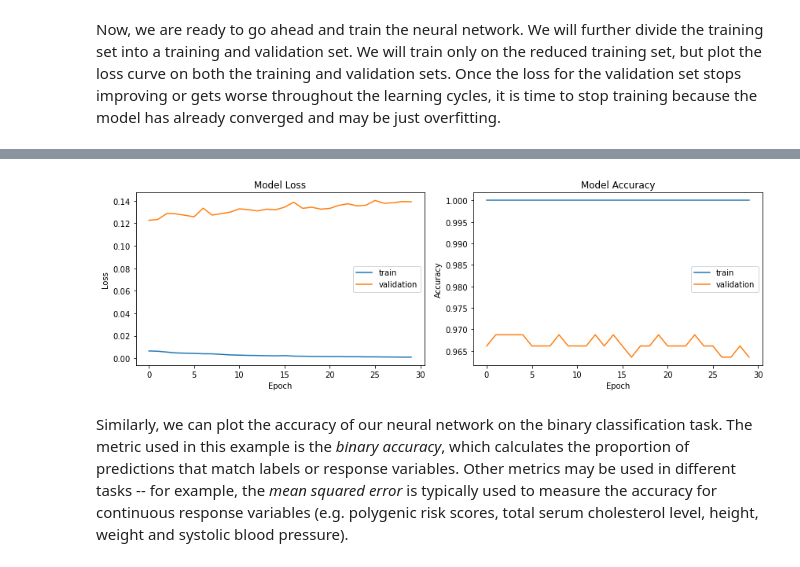
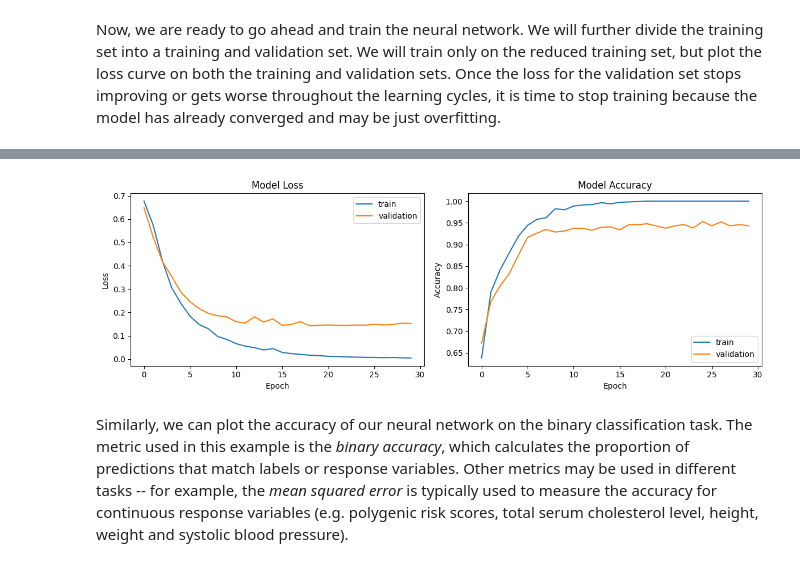
Before and after one commit to NEU-Silicon-Valley/CS7150-CA3, a Jupyter notebook: CA3.2_CNNforDNA.ipynb, the cells around one changed output, grey strips where cells are left out. Drawn from its saved outputs; the diff is of its cells as text; code cells hidden in the pictures.

Commit message:
updated BCE with CrossEntropy. Some minor changes for better clarity

```diff
--- a/CA3.2_CNNforDNA.ipynb
+++ b/CA3.2_CNNforDNA.ipynb
@@ -146,13 +146,3 @@ One hot encoding of Sequence #1:
 Similarly, we can go ahead and load the labels (_response variables_). In this case, the labels are structured as follows: a "1" indicates that a protein bound to the sequence, while a "0" indicates that the protein did not. While we could use the labels as a vector, it is often easier to similarly one-hot encode the labels, as we did the features. We carry out that here:
 # %% [markdown]
 **Q4. If we one-hot encode our DNA sequences, what will be the shape of our one-hot encoding? Remember, there are 4 possible bases at each position.** (1 pt)
-# %%
-one_hot_encoder = OneHotEncoder(categories='auto')
-labels = np.array(labels).reshape(-1, 1)
-input_labels = one_hot_encoder.fit_transform(labels).toarray()
-
-# Convert labels to PyTorch tensors
-labels_torch = torch.FloatTensor(input_labels)
-
-print('Labels:\n',labels.T)
-print('One-hot encoded labels:\n',input_labels.T)
@@ -164,0 +149,9 @@ One-hot encoded labels:
+# %%
+# Convert the original list of '0' and '1' strings to integers
+labels_int = [int(l) for l in labels]
+
+# Convert to a LongTensor of class indices (0, 1, 0, 1, ...)
+# This is the format required by nn.CrossEntropyLoss
+labels_torch = torch.LongTensor(labels_int)
+
+print('First 5 labels as indices:', labels_torch[:5])
@@ -234,7 +231,7 @@ class DNAConvNet(nn.Module):
         self.fc1 = nn.Linear(288, 16)
         self.fc2 = nn.Linear(16, 2)
         self.relu = nn.ReLU()
-        self.softmax = nn.Softmax(dim=1)
+        # self.softmax = nn.Softmax(dim=1) - not needed as we'll use CrossEntropyLoss
 
     def forward(self, x):
         # Convolutional layer followed by pooling
@@ -249,12 +246,15 @@ class DNAConvNet(nn.Module):
         x = self.fc2(x)
 
         # Note: We don't apply softmax here as nn.CrossEntropyLoss expects raw logits
-        return x
+        return x # Return raw logits
 
 # Initialize model, loss function, and optimizer
 device = torch.device('cuda' if torch.cuda.is_available() else 'cpu')
 model = DNAConvNet().to(device)
-criterion = nn.BCEWithLogitsLoss()  # For binary classification with logits
+
+# Use CrossEntropyLoss for multi-class (2-class) classification with one-hot labels
+# Note: PyTorch's CrossEntropyLoss can handle both class indices and one-hot encoded targets
+criterion = nn.CrossEntropyLoss()
 optimizer = optim.Adam(model.parameters())
 
 # Print model summary
@@ -288,10 +287,10 @@ val_accuracies = []
 
 def calculate_accuracy(outputs, labels):
     """Calculate binary accuracy for the batch"""
-    predictions = torch.softmax(outputs, dim=1)
-    predicted = predictions.argmax(dim=1)
-    true_labels = labels.argmax(dim=1)
-    correct = (predicted == true_labels).float().sum()
+    # predictions = torch.softmax(outputs, dim=1)  # No softmax needed, argmax works directly on logits
+    predicted = outputs.argmax(dim=1)
+    # true_labels = labels.argmax(dim=1)  # The 'labels' are now already the correct indices
+    correct = (predicted == labels).float().sum()
     return correct / labels.size(0)
 
 # Training loop
@@ -386,4 +385,4 @@ Epoch [30/30], Train Loss: 0.0010, Train Acc: 1.0000, Val Loss: 0.1392, Val Acc:
-[figure, old version]
+[figure, new version]
 # %% [markdown]
 Similarly, we can plot the accuracy of our neural network on the binary classification task. The metric used in this example is the _binary accuracy_, which calculates the proportion of predictions that match labels or response variables. Other metrics may be used in different tasks -- for example, the _mean squared error_ is typically used to measure the accuracy for continuous response variables (e.g. polygenic risk scores, total serum cholesterol level, height, weight and systolic blood pressure).
 # %% [markdown]
```
Also changed, not shown: parts of 8 cells of this notebook.
